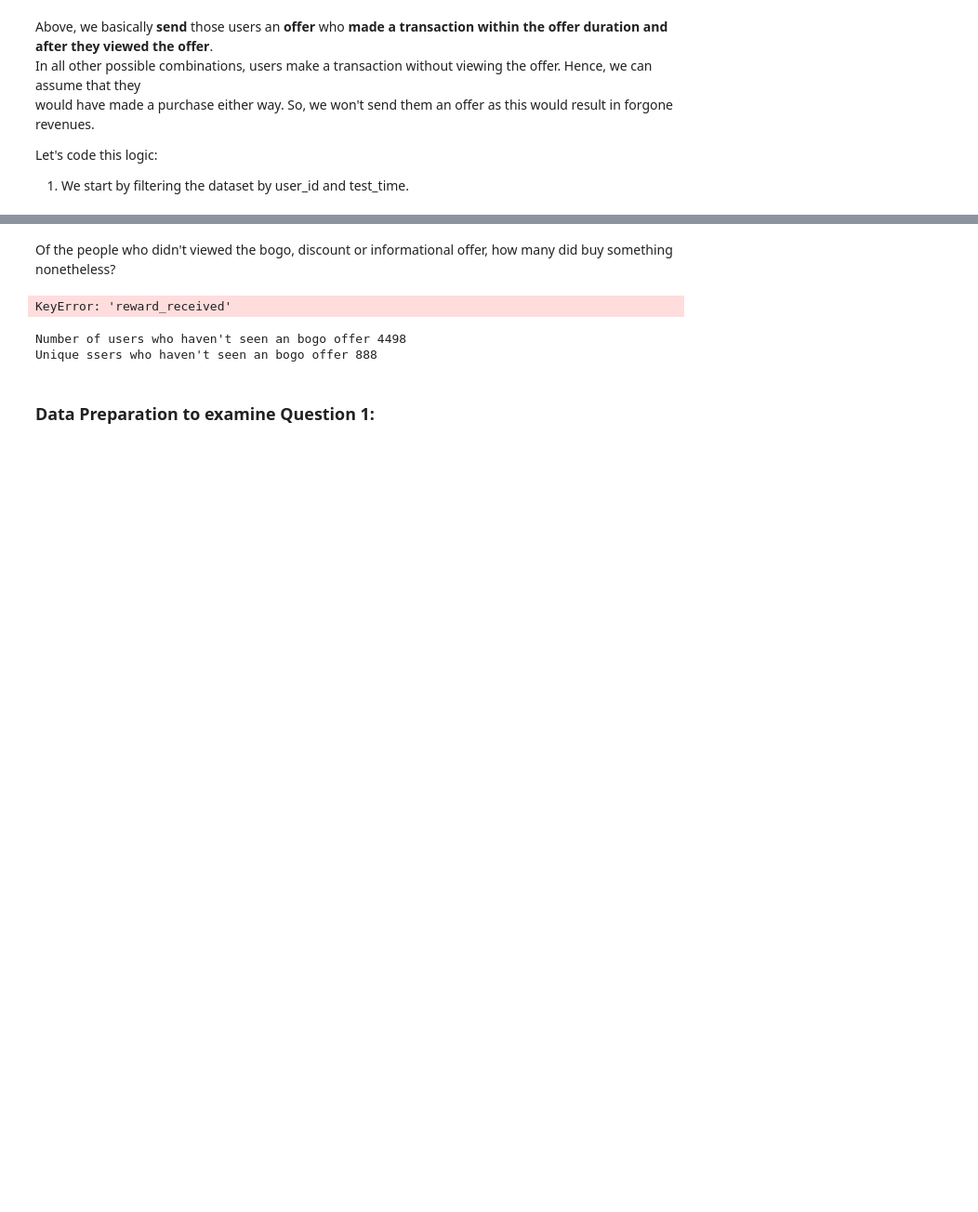
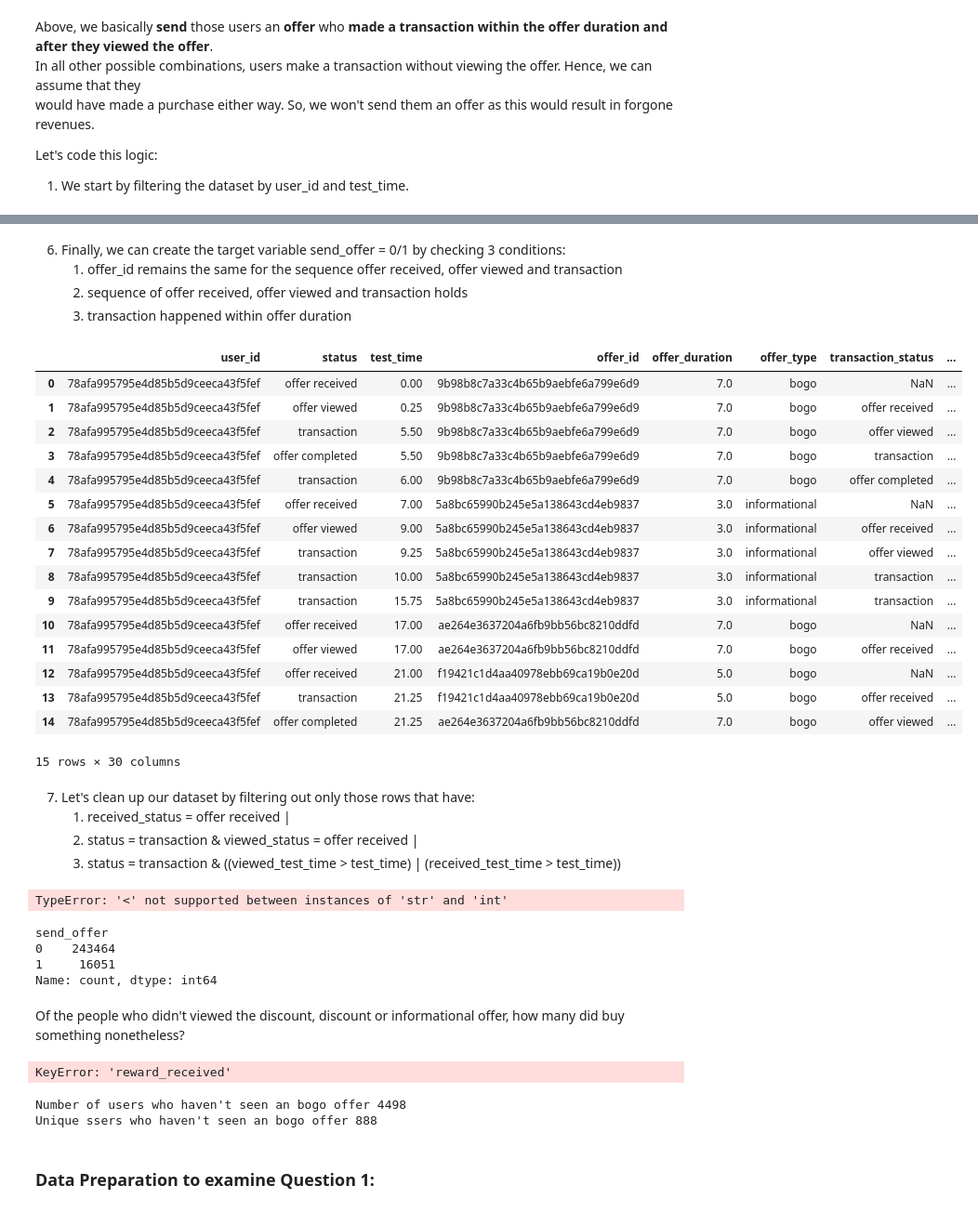
Before and after one commit to TillKuck/UDACITY_Capstone_Starbucks, a Jupyter notebook: develop/3_DataAnalysis_DataModeling.ipynb, the cells around one changed output, grey strips where cells are left out. Shown: that part at 93% size. Cells and saved outputs as stored; diff of their text form; code cells hidden in the pictures; blank space fills up the shorter version.

```diff
--- a/develop/3_DataAnalysis_DataModeling.ipynb
+++ b/develop/3_DataAnalysis_DataModeling.ipynb
@@ -170,0 +345,14 @@ merged
+# %%
+merged_shifted['time_passed_till_transaction'] = np.where((merged_shifted['status'] == 'offer completed') &
+                                                          (merged_shifted['transaction_status'] == 'transaction') &
+                                                          (merged_shifted['viewed_status'] == 'offer viewed') &
+                                                          (merged_shifted['received_status'] == 'offer received') &
+                                                          (merged_shifted['test_time'] - merged_shifted['received_test_time'] <= merged_shifted['offer_duration']),
+                                                          merged_shifted['test_time'] - merged_shifted['received_test_time'], np.nan)
+
+time_passed_shifted = merged_shifted.groupby(['user_id', 'offer_id'])[['offer_id', 'time_passed_till_transaction']].shift(1)
+time_passed_shifted.rename(columns={'time_passed_till_transaction': 'time_passed_shifted'}, inplace=True)
+
+merged_shifted = pd.concat([merged_shifted, time_passed_shifted['time_passed_shifted']], axis=1)
+
+merged_shifted.head(10)
@@ -171,5 +372,64 @@ merged
+# %% [markdown]
+6. Finally, we can create the target variable send_offer = 0/1 by checking 3 conditions:
+    1. offer_id remains the same for the sequence offer received, offer viewed and transaction
+    2. sequence of offer received, offer viewed and transaction holds
+    3. transaction happened within offer duration
+# %%
+merged_shifted['send_offer'] = np.where((merged_shifted['status'] == 'offer completed') &
+                                        (merged_shifted['transaction_status'] == 'transaction') &
+                                        (merged_shifted['viewed_status'] == 'offer viewed') &
+                                        (merged_shifted['received_status'] == 'offer received') &
+                                        (merged_shifted['test_time'] - merged_shifted['received_test_time'] <= merged_shifted['offer_duration']),
+                                        1, 0)
+merged_shifted.head(15)
+# %% [output]
+|  | user_id | status | test_time | offer_id | offer_duration | offer_type | transaction_status | ... |
+| 0 | 78afa995795e4d85b5d9ceeca43f5fef | offer received | 0.00 | 9b98b8c7a33c4b65b9aebfe6a799e6d9 | 7.0 | bogo | NaN | ... |
+| 1 | 78afa995795e4d85b5d9ceeca43f5fef | offer viewed | 0.25 | 9b98b8c7a33c4b65b9aebfe6a799e6d9 | 7.0 | bogo | offer received | ... |
+| 2 | 78afa995795e4d85b5d9ceeca43f5fef | transaction | 5.50 | 9b98b8c7a33c4b65b9aebfe6a799e6d9 | 7.0 | bogo | offer viewed | ... |
+| 3 | 78afa995795e4d85b5d9ceeca43f5fef | offer completed | 5.50 | 9b98b8c7a33c4b65b9aebfe6a799e6d9 | 7.0 | bogo | transaction | ... |
+| 4 | 78afa995795e4d85b5d9ceeca43f5fef | transaction | 6.00 | 9b98b8c7a33c4b65b9aebfe6a799e6d9 | 7.0 | bogo | offer completed | ... |
+| 5 | 78afa995795e4d85b5d9ceeca43f5fef | offer received | 7.00 | 5a8bc65990b245e5a138643cd4eb9837 | 3.0 | informational | NaN | ... |
+| 6 | 78afa995795e4d85b5d9ceeca43f5fef | offer viewed | 9.00 | 5a8bc65990b245e5a138643cd4eb9837 | 3.0 | informational | offer received | ... |
+| 7 | 78afa995795e4d85b5d9ceeca43f5fef | transaction | 9.25 | 5a8bc65990b245e5a138643cd4eb9837 | 3.0 | informational | offer viewed | ... |
+| 8 | 78afa995795e4d85b5d9ceeca43f5fef | transaction | 10.00 | 5a8bc65990b245e5a138643cd4eb9837 | 3.0 | informational | transaction | ... |
+| 9 | 78afa995795e4d85b5d9ceeca43f5fef | transaction | 15.75 | 5a8bc65990b245e5a138643cd4eb9837 | 3.0 | informational | transaction | ... |
+| 10 | 78afa995795e4d85b5d9ceeca43f5fef | offer received | 17.00 | ae264e3637204a6fb9bb56bc8210ddfd | 7.0 | bogo | NaN | ... |
+| 11 | 78afa995795e4d85b5d9ceeca43f5fef | offer viewed | 17.00 | ae264e3637204a6fb9bb56bc8210ddfd | 7.0 | bogo | offer received | ... |
+| 12 | 78afa995795e4d85b5d9ceeca43f5fef | offer received | 21.00 | f19421c1d4aa40978ebb69ca19b0e20d | 5.0 | bogo | NaN | ... |
+| 13 | 78afa995795e4d85b5d9ceeca43f5fef | transaction | 21.25 | f19421c1d4aa40978ebb69ca19b0e20d | 5.0 | bogo | offer received | ... |
+| 14 | 78afa995795e4d85b5d9ceeca43f5fef | offer completed | 21.25 | ae264e3637204a6fb9bb56bc8210ddfd | 7.0 | bogo | offer viewed | ... |
+15 rows × 30 columns
+# %% [markdown]
+7. Let's clean up our dataset by filtering out only those rows that have:
+    1. received_status = offer received |
+    2. status = transaction & viewed_status = offer received |
+    3. status = transaction & ((viewed_test_time > test_time) | (received_test_time > test_time))
+# %%
+merged_shifted_cleaned = merged_shifted[(merged_shifted['send_offer'] == 1) |
+                                        ((merged_shifted['viewed_status'] == 'offer received') &
+                                         (merged_shifted['status'] == 'transaction')) |
+                                        ((merged_shifted['test_time'] - merged_shifted['viewed_test_time'] + merged_shifted['time_passed_shifted'] > merged_shifted['offer_duration']) &
+                                         (merged_shifted['time_passed_shifted'].notnull()) &
+                                         (merged_shifted['status'] == 'transaction')) |
+                                        ((merged_shifted['status'] == 'transaction') &
+                                         (merged_shifted['viewed_status'] == 'transaction') &
+                                         (merged_shifted['received_status'] == 'transaction') &
+                                         (merged_shifted['test_time'] - merged_shifted['received_test_time'] > merged_shifted['offer_duration']) |
+                                         (merged_shifted['test_time']))
+                                       ]
+merged_shifted_cleaned[merged_shifted_cleaned['user_id'] == '78afa995795e4d85b5d9ceeca43f5fef']
+# %% [output]
+TypeError: '<' not supported between instances of 'str' and 'int'
+# %%
+merged_shifted_cleaned['send_offer'].value_counts()
+# %% [output]
+send_offer
+0    243464
+1     16051
+Name: count, dtype: int64
 # %% [markdown]
-Of the people who didn't viewed the bogo, discount or informational offer, how many did buy something nonetheless?
+Of the people who didn't viewed the discount, discount or informational offer, how many did buy something nonetheless?
 # %%
 # difficulty level overall
 print('Difficulty level overall:', merged[(merged['reward_received'].notnull()) & (merged['offer_difficulty'].notnull())]['offer_difficulty'].mean())
```
Also changed, not shown: parts of 41 cells of this notebook.
